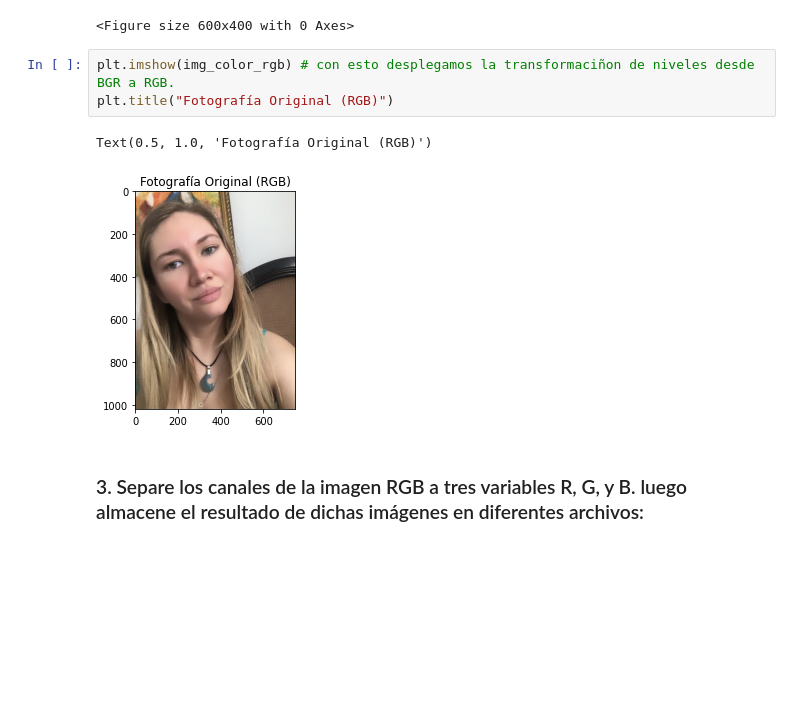
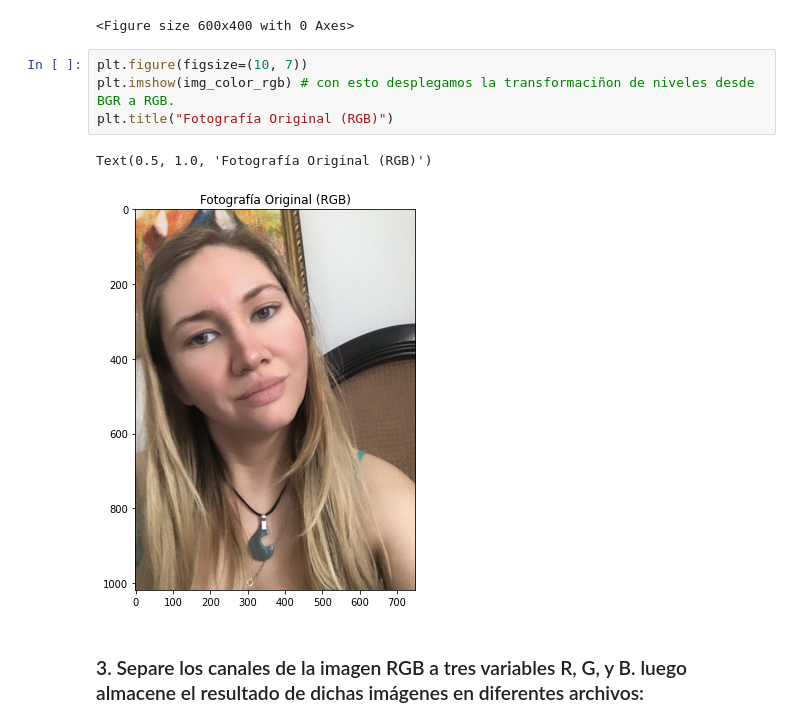
Before and after one commit to educarrascov/MIA_ArtificialVision, a Jupyter notebook: Prueba_Vision_artificial.ipynb, the cells around one changed output. Saved outputs shown, nothing was run; the diff lists cells and outputs as text; blank space fills up the shorter version.

```diff
--- a/Prueba_Vision_artificial.ipynb
+++ b/Prueba_Vision_artificial.ipynb
@@ -97,11 +97,12 @@ plt.figure(dpi=100)
 <Figure size 600x400 with 0 Axes>
 <Figure size 600x400 with 0 Axes>
 # %%
+plt.figure(figsize=(10, 7))
 plt.imshow(img_color_rgb) # con esto desplegamos la transformaciñon de niveles desde BGR a RGB.
 plt.title("Fotografía Original (RGB)")
 # %% [output]
 Text(0.5, 1.0, 'Fotografía Original (RGB)')
-[figure, old version]
+[figure, new version]
 # %% [markdown]
 ### 3. Separe los canales de la imagen RGB a tres variables R, G, y B. luego almacene el resultado de dichas imágenes en diferentes archivos:
 # %%
```
Also changed, not shown: parts of 15 cells of this notebook.
